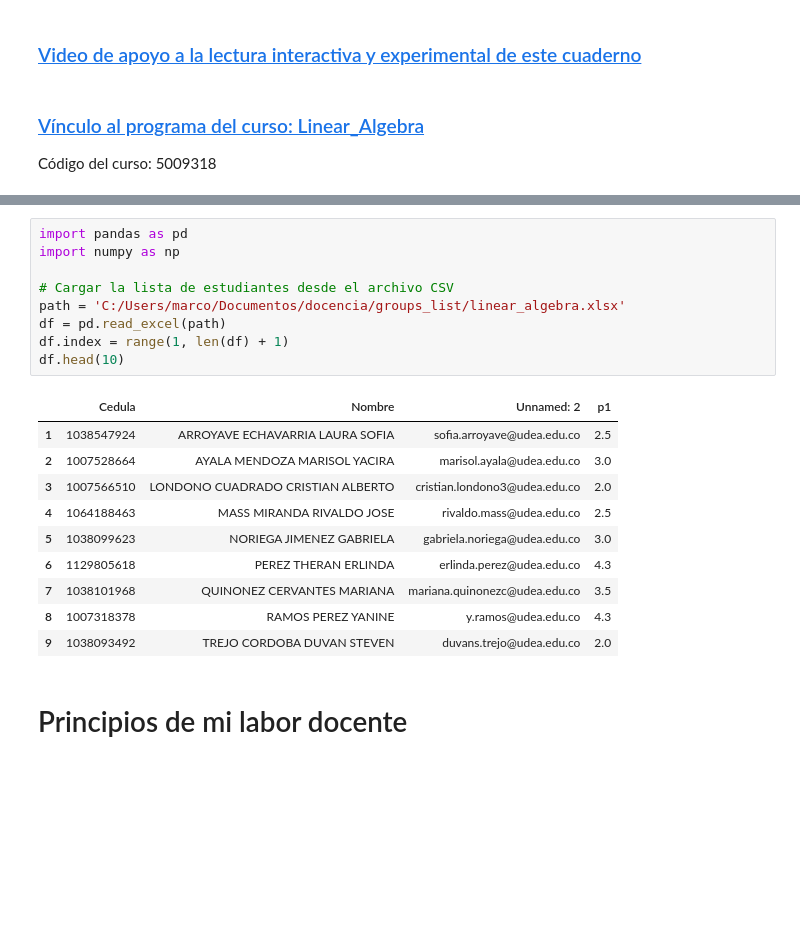
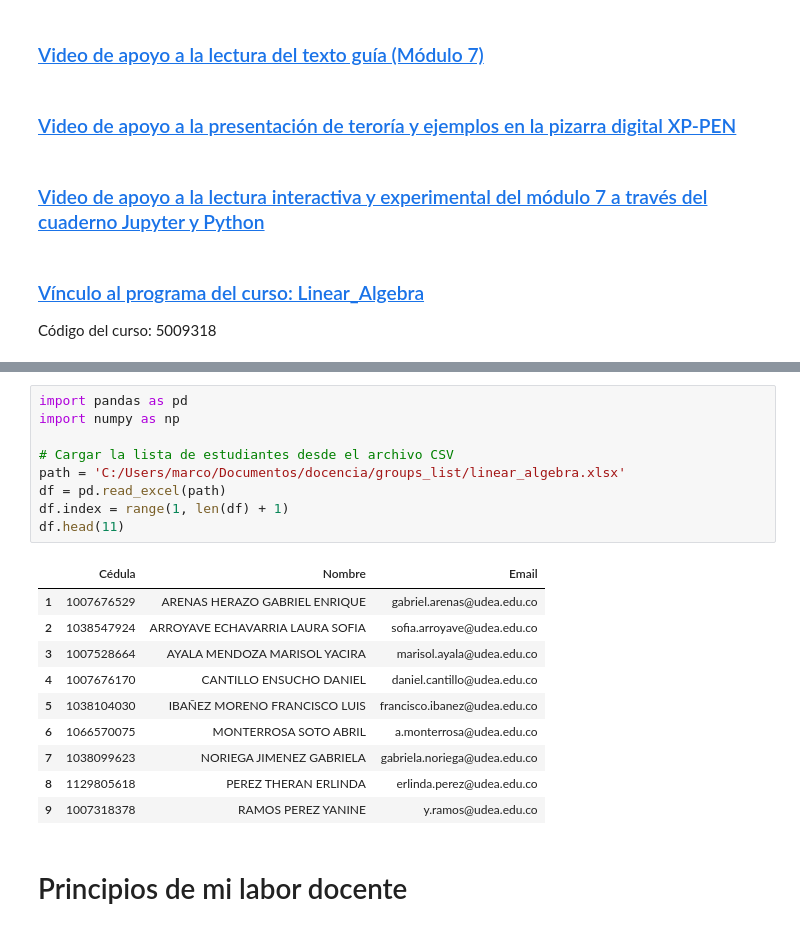
Before and after one commit to marco-canas/linear_algebra, a Jupyter notebook: 3_clases_segun_clara_mejia_laverde/1_cap/7_modulo/7_modulo.ipynb, the cells around one changed output, grey strips where cells are left out. Drawn from its saved outputs; the diff is of its cells as text; blank space fills up the shorter version.

Commit message:
módulo 7 avanzado hasta la inversa de la matriz de transición.

```diff
--- a/3_clases_segun_clara_mejia_laverde/1_cap/7_modulo/7_modulo.ipynb
+++ b/3_clases_segun_clara_mejia_laverde/1_cap/7_modulo/7_modulo.ipynb
@@ -47,5 +47,9 @@ except:
 # %% [markdown]
-### [Video de apoyo a la lectura interactiva y experimental de este cuaderno]()
+### [Video de apoyo a la lectura del texto guía (Módulo 7)]()
+# %% [markdown]
+### [Video de apoyo a la presentación de teroría y ejemplos en la pizarra digital XP-PEN]()
+# %% [markdown]
+### [Video de apoyo a la lectura interactiva y experimental del módulo 7 a través del cuaderno Jupyter y Python]()
 # %% [markdown]
 ### [Vínculo al programa del curso: Linear_Algebra ](https://github.com/marco-canas/linear_algebra/blob/main/3_clases_segun_clara_mejia_laverde/0_programa_cronograma_curso/1_programa_linear_algebra/1_programa_linear_algebra.md)
 
@@ -57,23 +61,23 @@ Un reconocimiento a mis estudiantes que han construido conmigo este saber pedag
 # %%
 import pandas as pd
 import numpy as np
 
 # Cargar la lista de estudiantes desde el archivo CSV
 path = 'C:/Users/marco/Documentos/docencia/groups_list/linear_algebra.xlsx'
 df = pd.read_excel(path)
 df.index = range(1, len(df) + 1)
-df.head(10)
+df.head(11)
 # %% [output]
-|  | Cedula | Nombre | Unnamed: 2 | p1 |
-| 1 | 1038547924 | ARROYAVE ECHAVARRIA LAURA SOFIA | sofia.arroyave@udea.edu.co | 2.5 |
-| 2 | 1007528664 | AYALA MENDOZA MARISOL YACIRA | marisol.ayala@udea.edu.co | 3.0 |
-| 3 | 1007566510 | LONDONO CUADRADO CRISTIAN ALBERTO | cristian.londono3@udea.edu.co | 2.0 |
-| 4 | 1064188463 | MASS MIRANDA RIVALDO JOSE | rivaldo.mass@udea.edu.co | 2.5 |
-| 5 | 1038099623 | NORIEGA JIMENEZ GABRIELA | gabriela.noriega@udea.edu.co | 3.0 |
-| 6 | 1129805618 | PEREZ THERAN ERLINDA | erlinda.perez@udea.edu.co | 4.3 |
-| 7 | 1038101968 | QUINONEZ CERVANTES MARIANA | mariana.quinonezc@udea.edu.co | 3.5 |
-| 8 | 1007318378 | RAMOS PEREZ YANINE | y.ramos@udea.edu.co | 4.3 |
-| 9 | 1038093492 | TREJO CORDOBA DUVAN STEVEN | duvans.trejo@udea.edu.co | 2.0 |
+|  | Cédula | Nombre | Email |
+| 1 | 1007676529 | ARENAS HERAZO GABRIEL ENRIQUE | gabriel.arenas@udea.edu.co |
+| 2 | 1038547924 | ARROYAVE ECHAVARRIA LAURA SOFIA | sofia.arroyave@udea.edu.co |
+| 3 | 1007528664 | AYALA MENDOZA MARISOL YACIRA | marisol.ayala@udea.edu.co |
+| 4 | 1007676170 | CANTILLO ENSUCHO DANIEL | daniel.cantillo@udea.edu.co |
+| 5 | 1038104030 | IBAÑEZ MORENO FRANCISCO LUIS | francisco.ibanez@udea.edu.co |
+| 6 | 1066570075 | MONTERROSA SOTO ABRIL | a.monterrosa@udea.edu.co |
+| 7 | 1038099623 | NORIEGA JIMENEZ GABRIELA | gabriela.noriega@udea.edu.co |
+| 8 | 1129805618 | PEREZ THERAN ERLINDA | erlinda.perez@udea.edu.co |
+| 9 | 1007318378 | RAMOS PEREZ YANINE | y.ramos@udea.edu.co |
 # %% [markdown]
 
 # Principios de mi labor docente
```
Also changed, not shown: parts of 82 cells of this notebook, 17 other files.
